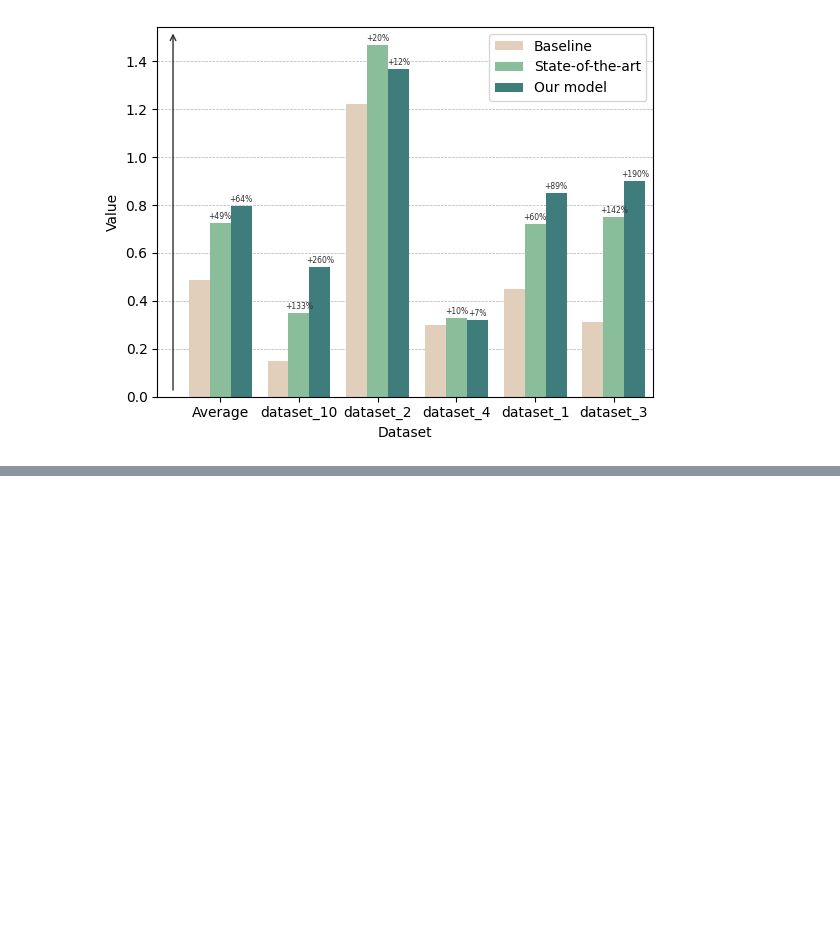
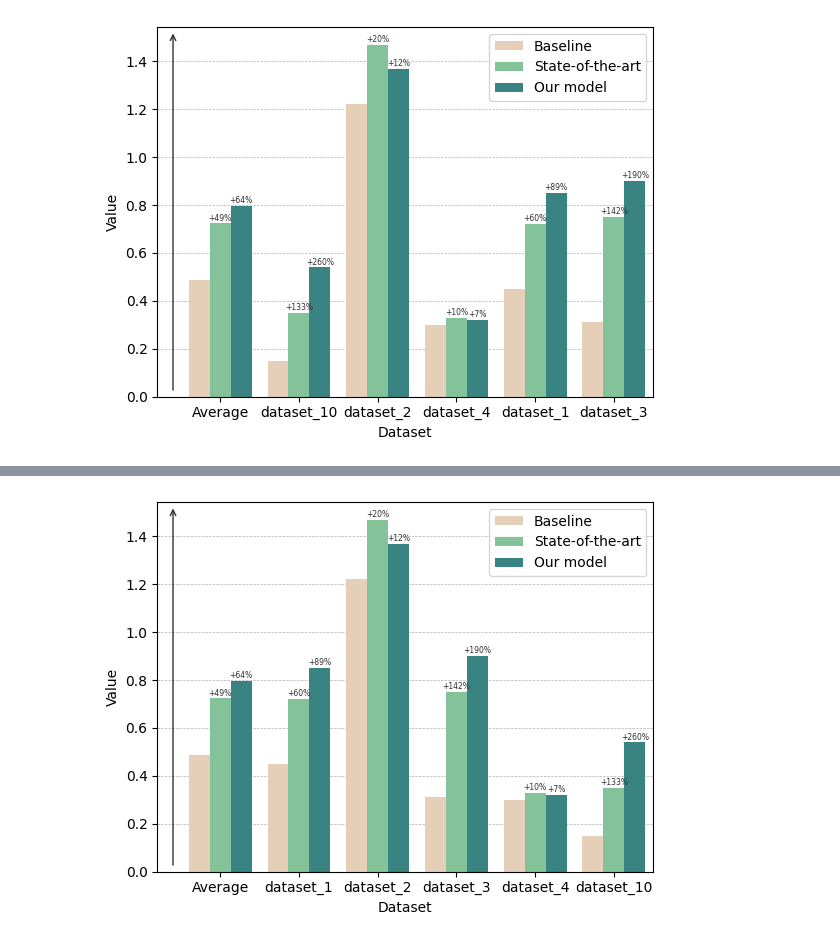
Before and after one commit to AlbertoParravicini/segretini-matplottini, a Jupyter notebook: notebooks/1_getting_started_with_barplots.ipynb, the cells around one changed output, grey strips where cells are left out. Cells and saved outputs as stored; diff of their text form; code cells hidden in the pictures; blank space fills up the shorter version.

Commit message:
feat: finish the barplot notebook

```diff
--- a/notebooks/1_getting_started_with_barplots.ipynb
+++ b/notebooks/1_getting_started_with_barplots.ipynb
@@ -693,10 +701,10 @@ Our barplot will immediately look much better. 🎨
 While we are at it, we can create a function to plot the current barplot, to avoid repeating the same code over and over.
 # %%
 def barplot(data: pd.DataFrame, palette: list[str], ax: Axes) -> Axes:
-    ax: Axes = sns.barplot(data=data, x="dataset", y="value", hue="model", palette=palette, ax=ax)
+    ax: Axes = sns.barplot(data=data, x="dataset", y="value", hue="model", palette=palette, ax=ax, saturation=0.9)
 
-    # Update the existing legend labels to have more meaningful names;
-    handles, labels = ax.get_legend_handles_labels()
+    # Update the legend labels;
+    handles, _ = ax.get_legend_handles_labels()
     ax.legend(handles=handles, labels=["Baseline", "State-of-the-art", "Our model"])
 
     # Update the x-axis and y-axis labels;
@@ -712,8 +720,10 @@ def barplot(data: pd.DataFrame, palette: list[str], ax: Axes) -> Axes:
     ax.grid(axis="y", linestyle="--", linewidth=0.5)
 
     # Add labels with relative performance values on top of each bar.
-    # Guess what? The labels are longer, so we need a smaller font size!
     ax = add_relative_performance_labels_to_bars(ax, font_size=5.5)
+
+    return ax
+
 
 # Plot the results, like we did before;
 plt.rcdefaults()
@@ -728,0 +743,30 @@ plt.show()
+# %%
+# Put the data loading logic it into a function;
+def load_data() -> pd.DataFrame:
+    data = pd.read_csv("../data/notebooks/1_getting_started_with_barplots/barplot_data.csv")
+
+    # Order the dataset names by their suffix, which is treated as integer;
+    data = data.sort_values(by="dataset", key=lambda x: x.str.split("_").str[1].astype(int))
+
+    # Add the average results;
+    average_results: pd.DataFrame = data.groupby("model").mean(numeric_only=True)
+    average_results = average_results.reset_index()
+    average_results["dataset"] = "Average"
+    data = pd.concat([average_results, data])
+    return data
+
+
+# Load the data
+data: pd.DataFrame = load_data()
+
+# Plot the results, like we did before;
+plt.rcdefaults()
+fig, ax = plt.subplots(nrows=1, ncols=1)
+
+# Main plot;
+ax = barplot(data=data, palette=palette, ax=ax)
+
+# Show the barplot;
+plt.show()
+# %% [output]
+[figure, added]
```
Also changed, not shown: parts of 23 cells of this notebook, 8 other files.
